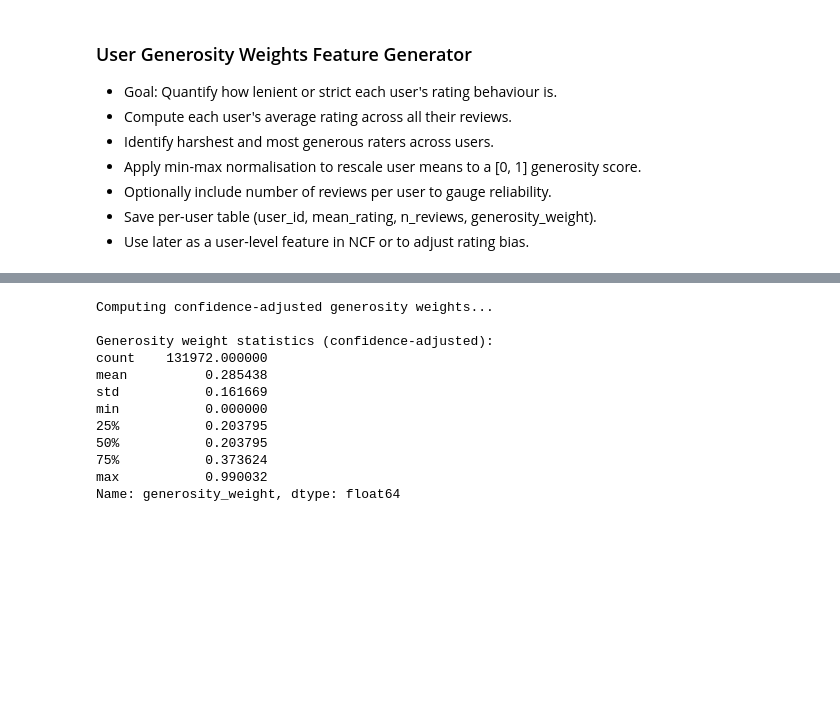
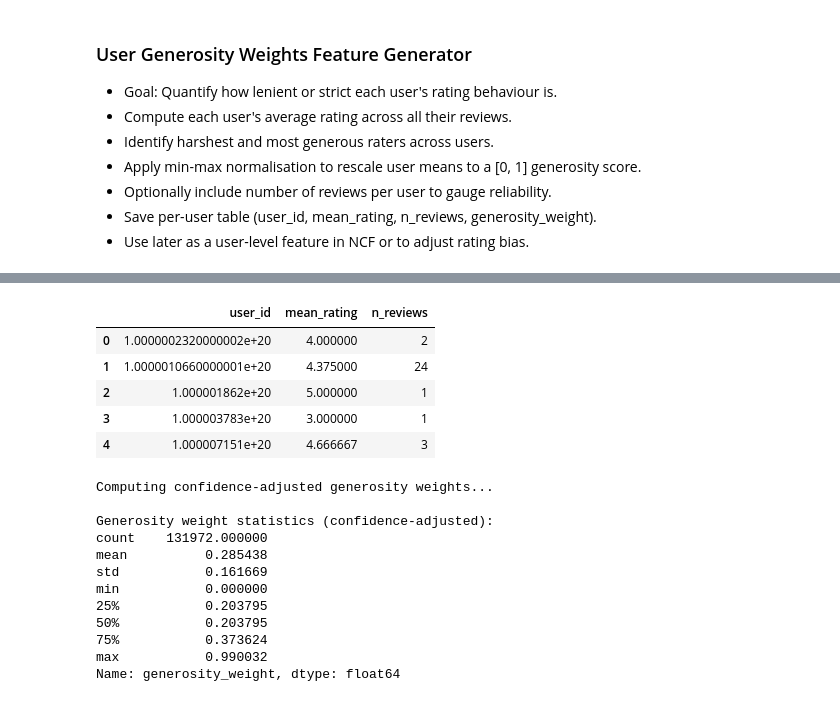
Before and after one commit to kienanana/GoogleMaps_Recommender, a Jupyter notebook: src/features/usergen.ipynb, the cells around one changed output, grey strips where cells are left out. Saved outputs shown, nothing was run; the diff lists cells and outputs as text; code cells hidden in the pictures; blank space fills up the shorter version.

```diff
--- a/src/features/usergen.ipynb
+++ b/src/features/usergen.ipynb
@@ -102,13 +102,22 @@ First few rows:
 # %%
 user_stats = (
     reviews_df
     .groupby('user_id')
     .agg(
         mean_rating=('rating', 'mean'),
         n_reviews=('rating', 'count')
     )
     .reset_index()
 )
+
+user_stats.head()
+# %% [output]
+|  | user_id | mean_rating | n_reviews |
+| 0 | 1.0000002320000002e+20 | 4.000000 | 2 |
+| 1 | 1.0000010660000001e+20 | 4.375000 | 24 |
+| 2 | 1.000001862e+20 | 5.000000 | 1 |
+| 3 | 1.000003783e+20 | 3.000000 | 1 |
+| 4 | 1.000007151e+20 | 4.666667 | 3 |
 # %%
 print("Computing confidence-adjusted generosity weights...")
 
```
